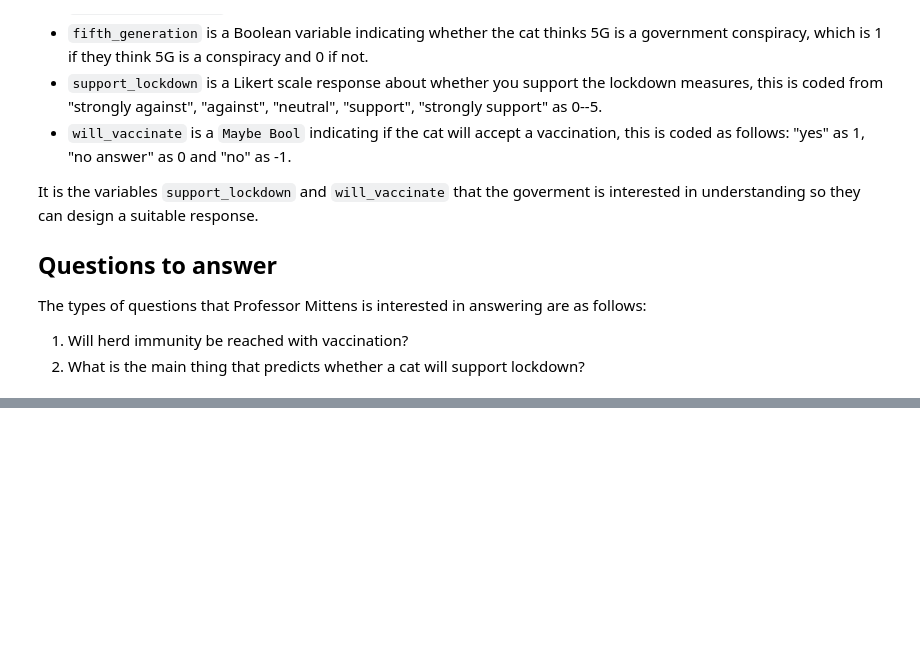
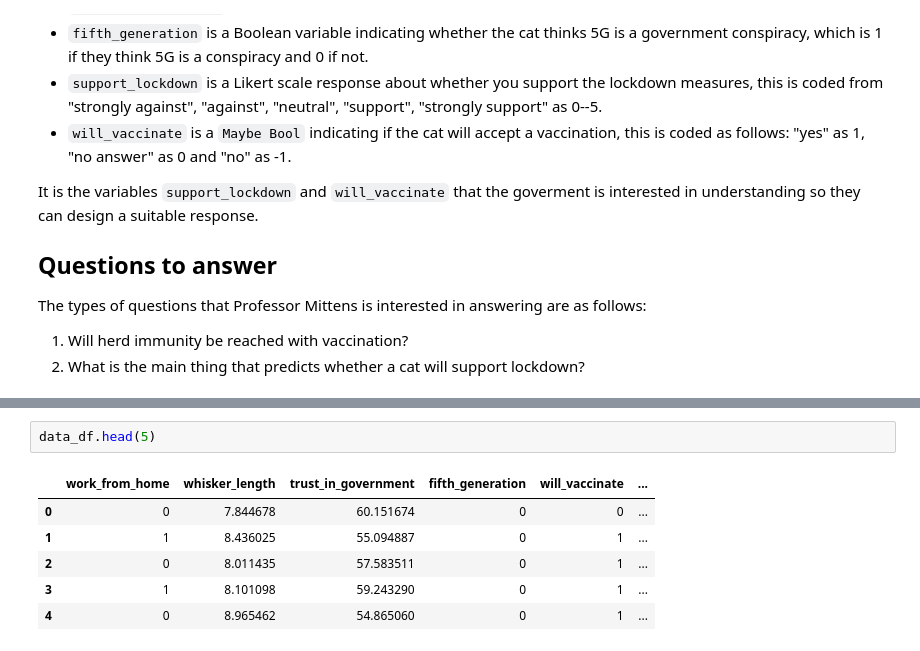
Before and after one commit to aezarebski/aas-extended-examples, a Jupyter notebook: example-3/example-3-answers.ipynb, the cells around one changed output, grey strips where cells are left out. Cells and saved outputs as stored; diff of their text form; blank space fills up the shorter version.

```diff
--- a/example-3/example-3-answers.ipynb
+++ b/example-3/example-3-answers.ipynb
@@ -38,0 +51,9 @@ from functools import reduce
+# %%
+data_df.head(5)
+# %% [output]
+|  | work_from_home | whisker_length | trust_in_government | fifth_generation | will_vaccinate | ... |
+| 0 | 0 | 7.844678 | 60.151674 | 0 | 0 | ... |
+| 1 | 1 | 8.436025 | 55.094887 | 0 | 1 | ... |
+| 2 | 0 | 8.011435 | 57.583511 | 0 | 1 | ... |
+| 3 | 1 | 8.101098 | 59.243290 | 0 | 1 | ... |
+| 4 | 0 | 8.965462 | 54.865060 | 0 | 1 | ... |
```
Also changed, not shown: parts of 12 cells of this notebook.
